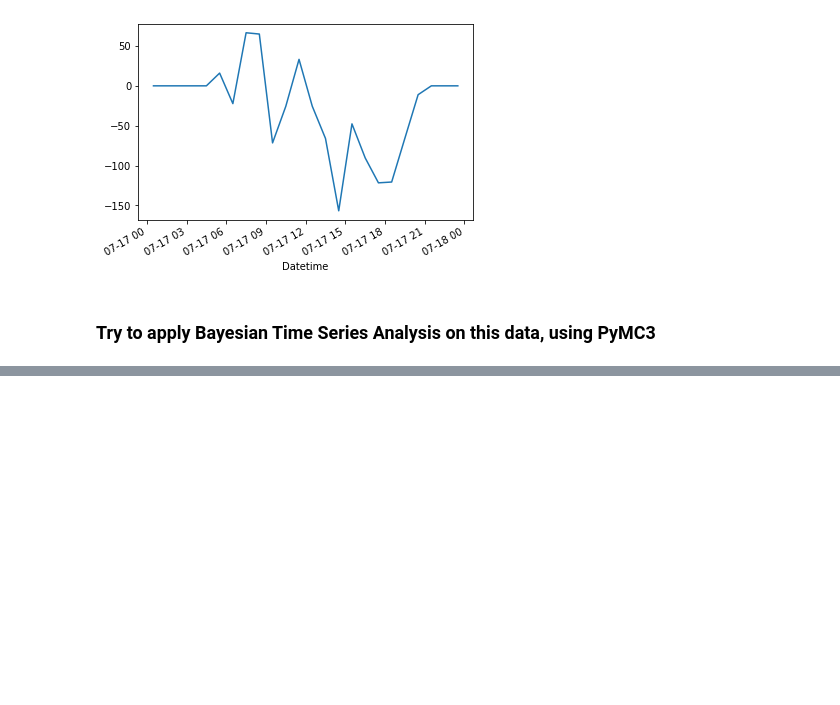
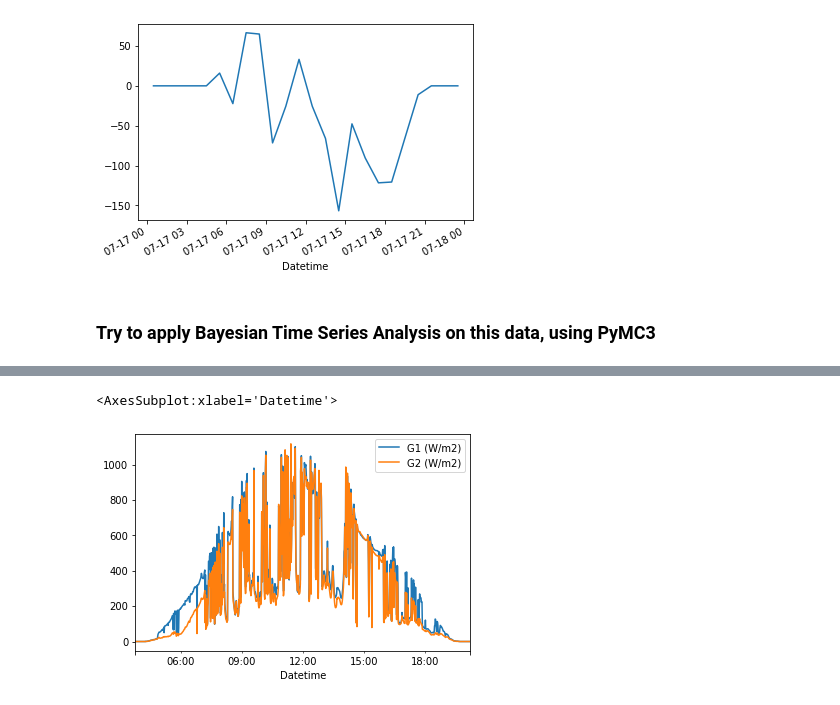
Before and after one commit to tadatoshi/agrivoltaics_supply_side_management, a Jupyter notebook: notebooks/exploratory_data_analysis/solar_resource_time_series.ipynb, the cells around one changed output, grey strips where cells are left out. Cells and saved outputs as stored; diff of their text form; code cells hidden in the pictures; blank space fills up the shorter version.

```diff
--- a/notebooks/exploratory_data_analysis/solar_resource_time_series.ipynb
+++ b/notebooks/exploratory_data_analysis/solar_resource_time_series.ipynb
@@ -271,0 +325,2 @@ import pymc3 as pm
+# %%
+varrennes_data.set_index('Datetime', inplace=True)
@@ -271,0 +344,2 @@ import pymc3 as pm
+# %%
+varrennes_data.drop(columns=['Date (yyyy-mm-dd)', 'Timestamp (hh:mm:ss.nnn)'], inplace=True)
@@ -271,0 +363,2 @@ import pymc3 as pm
+# %%
+varrennes_data_by_minite = varrennes_data[(varrennes_data.index.second == 0) & (varrennes_data.index.microsecond == 0)]
@@ -271,0 +424,3 @@ import pymc3 as pm
+# %%
+varrennes_data_by_minite.index = varrennes_data_by_minite.index.tz_localize('Canada/Eastern',
+                                                        ambiguous='NaT', nonexistent='shift_forward')
@@ -271,0 +444,5 @@ import pymc3 as pm
+# %%
+varrennes_data_by_minite.plot()
+# %% [output]
+<AxesSubplot:xlabel='Datetime'>
+[figure, added]
```
Also changed, not shown: parts of 137 cells of this notebook, 5 other files.
